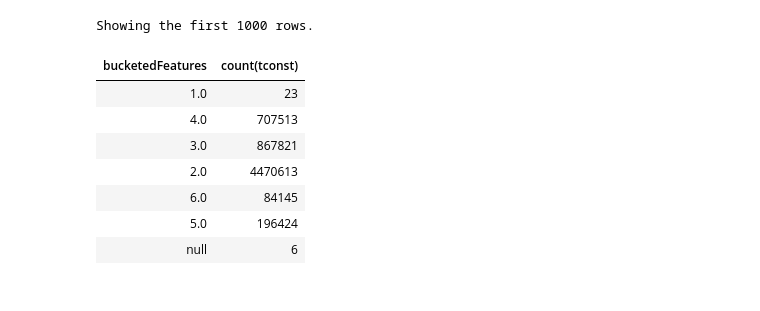
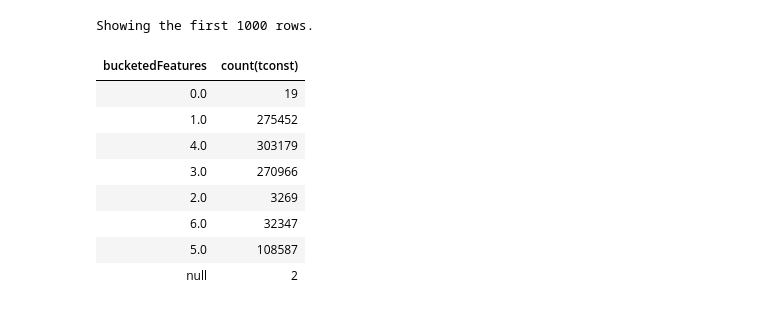
Before and after one commit to julia105/Movie-Project, a Jupyter notebook: Project Movie.ipynb, the cells around one changed output. Drawn from its saved outputs; the diff is of its cells as text; code cells hidden in the pictures.

```diff
--- a/Project Movie.ipynb
+++ b/Project Movie.ipynb
@@ -318,0 +329,2 @@ info_invest
+# %%
+title_basics_ratings = title_basics.join(title_ratings, 'tconst')
@@ -443,8 +467,11 @@ Showing the first 1000 rows.
 # removed import above, because they were already imported
 #########
 
+#########
+# use joined data set with reduced rows
+#########
 
-title_basics_1 =title_basics.withColumn("endYear", \
+title_basics_1 =title_basics_ratings.withColumn("endYear", \
               when(title_basics["endYear"] == "\\N", title_basics["startYear"]).otherwise(title_basics["endYear"]))
 title_basics_2 =title_basics_1.withColumn("runtimeMinutes", \
               when(title_basics_1["runtimeMinutes"] == "\\N", 1).otherwise(title_basics["runtimeMinutes"]))
@@ -549,24 +600,25 @@ Showing the first 1000 rows.
 # %%
 from pyspark.ml.feature import Bucketizer
 
-splits = [-float("inf"),0, 1, 2 , 30, 90, 120, float("inf")]
-
+splits = [-float("inf"),0.1, 1.1, 2.1 , 30.1, 90.1, 120.1, float("inf")]
+#splits = [0,  30.1,120.1, float("inf")]
 
 dataFrame = title_basics_4
 
 bucketizer = Bucketizer(splits=splits, inputCol="runtimeMinutes", outputCol="bucketedFeatures")
 
 # Transform original data into its bucket index.
 bucketedData = bucketizer.transform(dataFrame)
 
 print("Bucketizer output with %d buckets" % (len(bucketizer.getSplits())-1))
 bucketedData.groupBy(col('bucketedFeatures')).agg(countDistinct(col('tconst'))).display()
 # %% [output]
 | bucketedFeatures | count(tconst) |
-| 1.0 | 23 |
-| 4.0 | 707513 |
-| 3.0 | 867821 |
-| 2.0 | 4470613 |
-| 6.0 | 84145 |
-| 5.0 | 196424 |
-| null | 6 |
+| 0.0 | 19 |
+| 1.0 | 275452 |
+| 4.0 | 303179 |
+| 3.0 | 270966 |
+| 2.0 | 3269 |
+| 6.0 | 32347 |
+| 5.0 | 108587 |
+| null | 2 |
```
Also changed, not shown: parts of 35 cells of this notebook, 2 other files.
